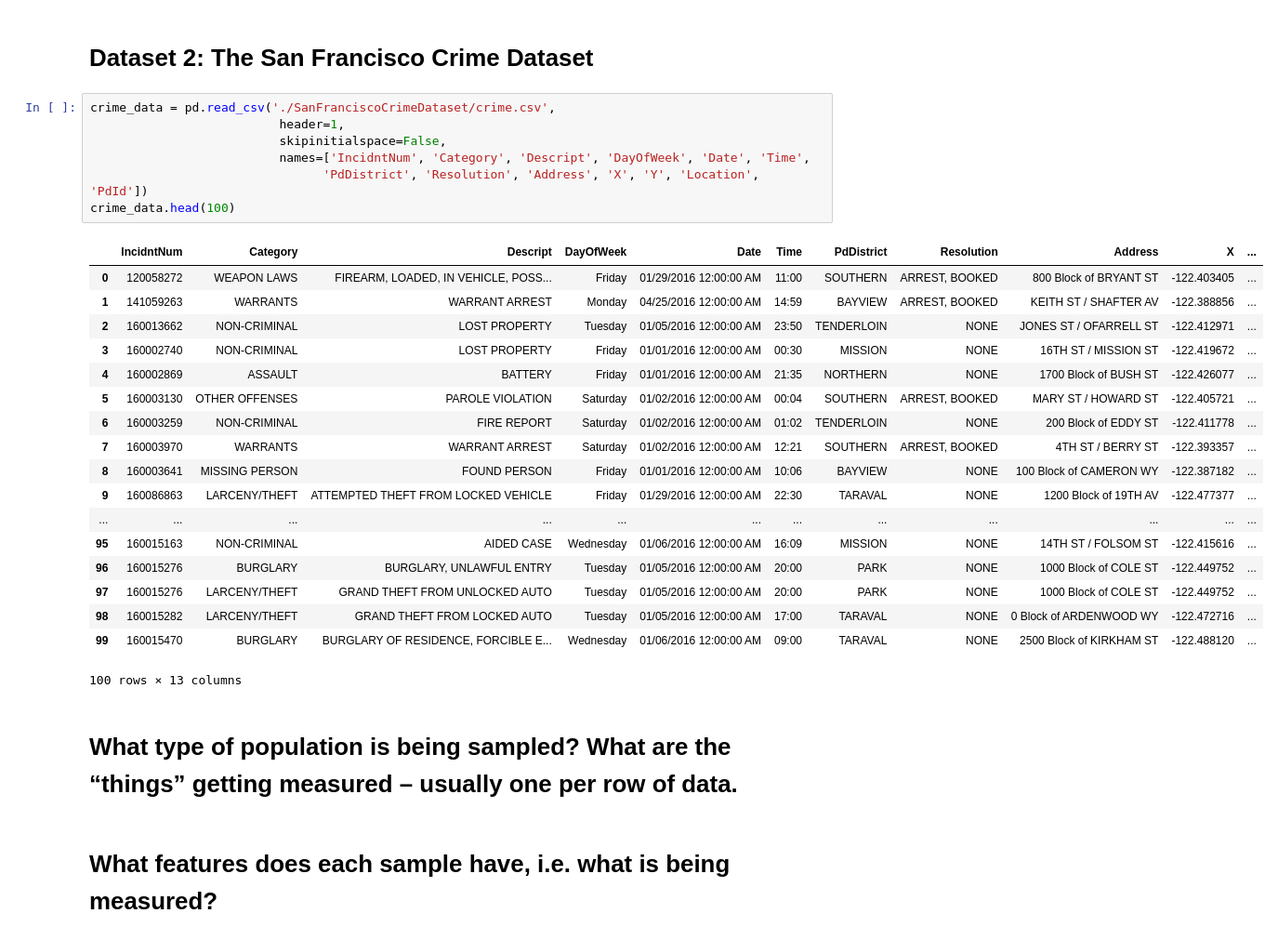
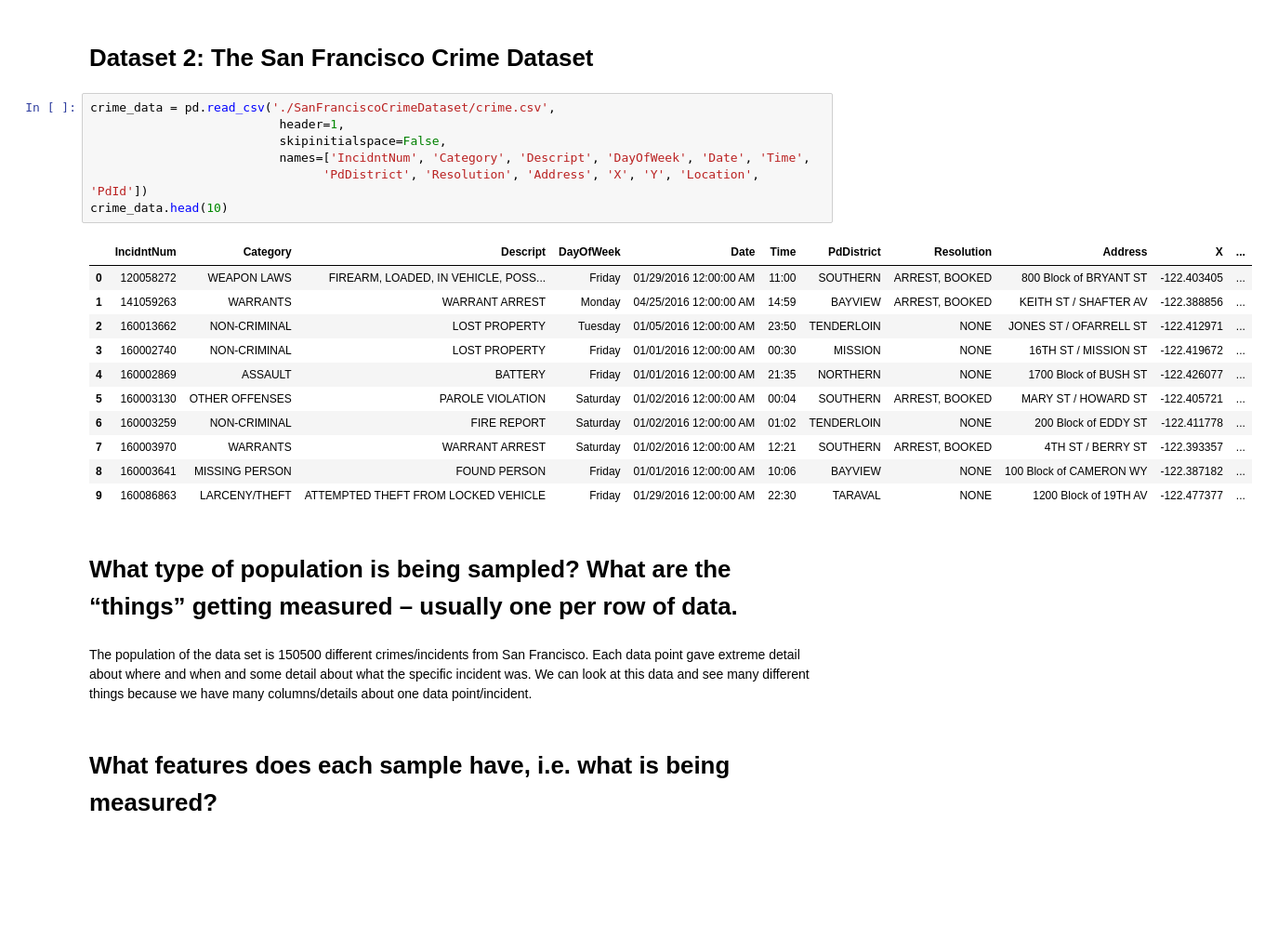
Before and after one commit to spa542/COSC311, a Jupyter notebook: Project1/Project1.ipynb, the cells around one changed output. Shown: that part at 93% size. Drawn from its saved outputs; the diff is of its cells as text; blank space fills up the shorter version.

```diff
--- a/Project1/Project1.ipynb
+++ b/Project1/Project1.ipynb
@@ -105,30 +105,25 @@ sub_data[sub_data['itemDescription'] == 'chocolate'].groupby(by='Date').count()
 # %%
 crime_data = pd.read_csv('./SanFranciscoCrimeDataset/crime.csv',
                           header=1,
                           skipinitialspace=False,
                           names=['IncidntNum', 'Category', 'Descript', 'DayOfWeek', 'Date', 'Time',
                                 'PdDistrict', 'Resolution', 'Address', 'X', 'Y', 'Location', 'PdId'])
-crime_data.head(100)
+crime_data.head(10)
 # %% [output]
 |  | IncidntNum | Category | Descript | DayOfWeek | Date | Time | PdDistrict | Resolution | Address | X | ... |
 | 0 | 120058272 | WEAPON LAWS | FIREARM, LOADED, IN VEHICLE, POSS... | Friday | 01/29/2016 12:00:00 AM | 11:00 | SOUTHERN | ARREST, BOOKED | 800 Block of BRYANT ST | -122.403405 | ... |
 | 1 | 141059263 | WARRANTS | WARRANT ARREST | Monday | 04/25/2016 12:00:00 AM | 14:59 | BAYVIEW | ARREST, BOOKED | KEITH ST / SHAFTER AV | -122.388856 | ... |
 | 2 | 160013662 | NON-CRIMINAL | LOST PROPERTY | Tuesday | 01/05/2016 12:00:00 AM | 23:50 | TENDERLOIN | NONE | JONES ST / OFARRELL ST | -122.412971 | ... |
 | 3 | 160002740 | NON-CRIMINAL | LOST PROPERTY | Friday | 01/01/2016 12:00:00 AM | 00:30 | MISSION | NONE | 16TH ST / MISSION ST | -122.419672 | ... |
 | 4 | 160002869 | ASSAULT | BATTERY | Friday | 01/01/2016 12:00:00 AM | 21:35 | NORTHERN | NONE | 1700 Block of BUSH ST | -122.426077 | ... |
 | 5 | 160003130 | OTHER OFFENSES | PAROLE VIOLATION | Saturday | 01/02/2016 12:00:00 AM | 00:04 | SOUTHERN | ARREST, BOOKED | MARY ST / HOWARD ST | -122.405721 | ... |
 | 6 | 160003259 | NON-CRIMINAL | FIRE REPORT | Saturday | 01/02/2016 12:00:00 AM | 01:02 | TENDERLOIN | NONE | 200 Block of EDDY ST | -122.411778 | ... |
 | 7 | 160003970 | WARRANTS | WARRANT ARREST | Saturday | 01/02/2016 12:00:00 AM | 12:21 | SOUTHERN | ARREST, BOOKED | 4TH ST / BERRY ST | -122.393357 | ... |
 | 8 | 160003641 | MISSING PERSON | FOUND PERSON | Friday | 01/01/2016 12:00:00 AM | 10:06 | BAYVIEW | NONE | 100 Block of CAMERON WY | -122.387182 | ... |
 | 9 | 160086863 | LARCENY/THEFT | ATTEMPTED THEFT FROM LOCKED VEHICLE | Friday | 01/29/2016 12:00:00 AM | 22:30 | TARAVAL | NONE | 1200 Block of 19TH AV | -122.477377 | ... |
-| ... | ... | ... | ... | ... | ... | ... | ... | ... | ... | ... | ... |
-| 95 | 160015163 | NON-CRIMINAL | AIDED CASE | Wednesday | 01/06/2016 12:00:00 AM | 16:09 | MISSION | NONE | 14TH ST / FOLSOM ST | -122.415616 | ... |
-| 96 | 160015276 | BURGLARY | BURGLARY, UNLAWFUL ENTRY | Tuesday | 01/05/2016 12:00:00 AM | 20:00 | PARK | NONE | 1000 Block of COLE ST | -122.449752 | ... |
-| 97 | 160015276 | LARCENY/THEFT | GRAND THEFT FROM UNLOCKED AUTO | Tuesday | 01/05/2016 12:00:00 AM | 20:00 | PARK | NONE | 1000 Block of COLE ST | -122.449752 | ... |
-| 98 | 160015282 | LARCENY/THEFT | GRAND THEFT FROM LOCKED AUTO | Tuesday | 01/05/2016 12:00:00 AM | 17:00 | TARAVAL | NONE | 0 Block of ARDENWOOD WY | -122.472716 | ... |
-| 99 | 160015470 | BURGLARY | BURGLARY OF RESIDENCE, FORCIBLE E... | Wednesday | 01/06/2016 12:00:00 AM | 09:00 | TARAVAL | NONE | 2500 Block of KIRKHAM ST | -122.488120 | ... |
-100 rows × 13 columns
 # %% [markdown]
 # What type of population is being sampled? What are the “things” getting measured – usually one per row of data.
+# %% [markdown]
+The population of the data set is 150500 different crimes/incidents from San Francisco. Each data point gave extreme detail about where and when and some detail about what the specific incident was. We can look at this data and see many different things because we have many columns/details about one data point/incident.
 # %% [markdown]
 # What features does each sample have, i.e. what is being measured?
```
Also changed, not shown: parts of 6 cells of this notebook.
